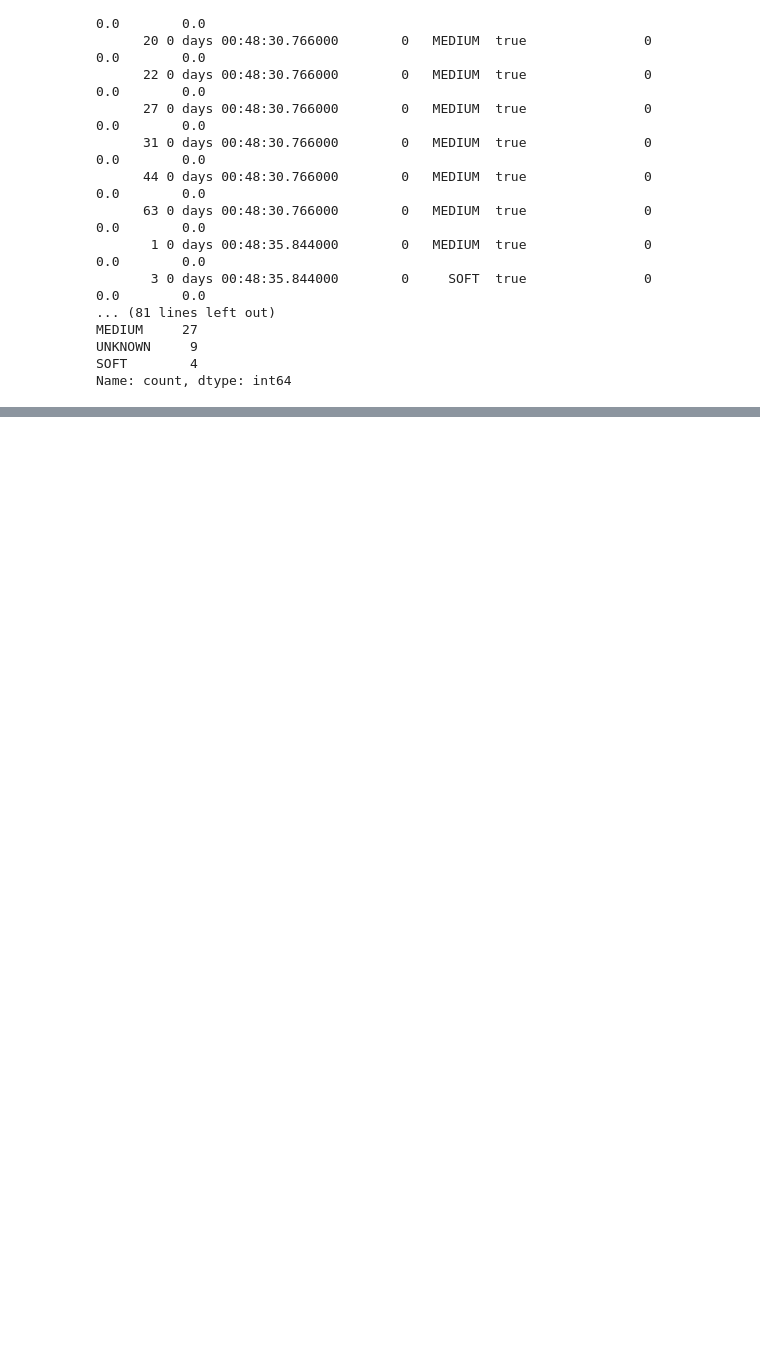
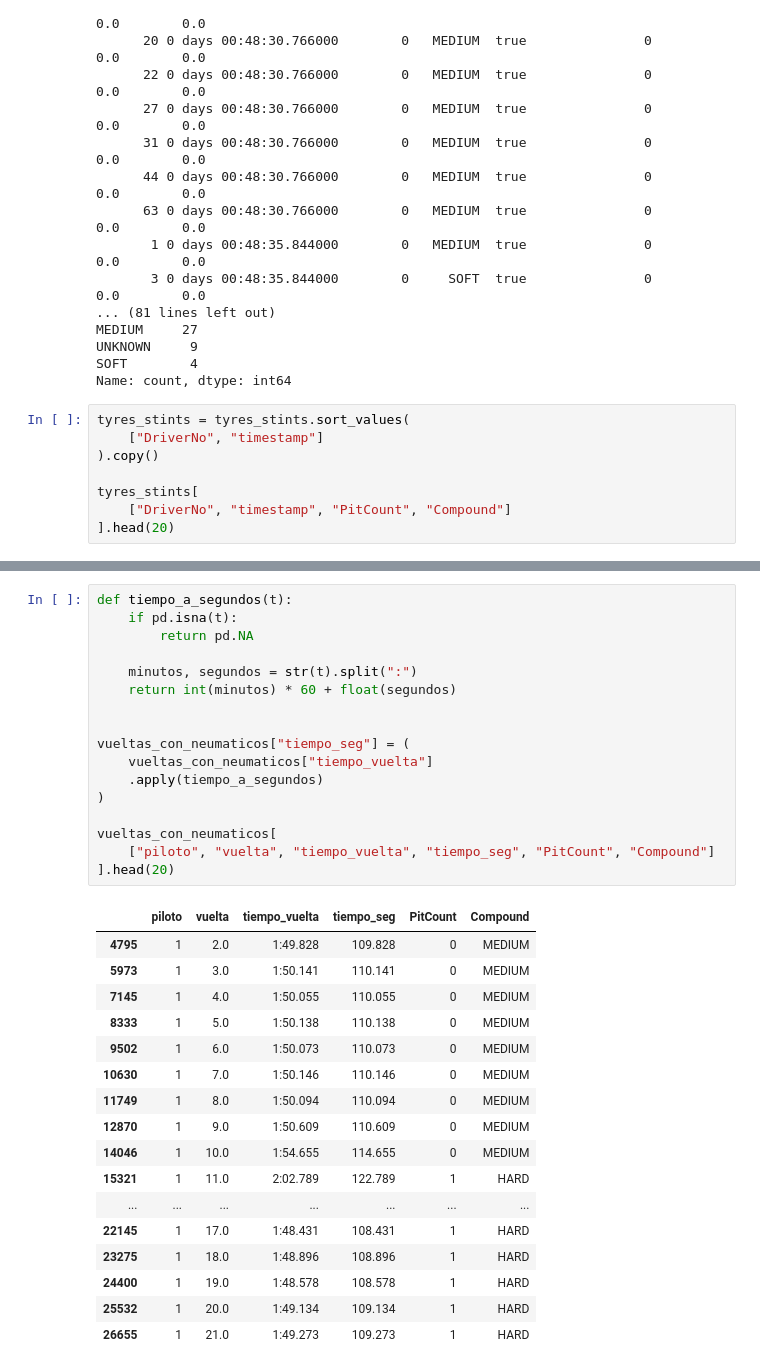
Before and after one commit to maipochettino/simuladorf1, a Jupyter notebook: notebooks/f1_strategy_bot.ipynb, the cells around one changed output, grey strips where cells are left out. Saved outputs shown, nothing was run; the diff lists cells and outputs as text; blank space fills up the shorter version.

```diff
--- a/notebooks/f1_strategy_bot.ipynb
+++ b/notebooks/f1_strategy_bot.ipynb
@@ -330,3 +330,11 @@ MEDIUM     27
 UNKNOWN     9
 SOFT        4
 Name: count, dtype: int64
+# %%
+tyres_stints = tyres_stints.sort_values(
+    ["DriverNo", "timestamp"]
+).copy()
+
+tyres_stints[
+    ["DriverNo", "timestamp", "PitCount", "Compound"]
+].head(20)
@@ -332,0 +460,35 @@ Name: count, dtype: int64
+# %%
+def tiempo_a_segundos(t):
+    if pd.isna(t):
+        return pd.NA
+
+    minutos, segundos = str(t).split(":")
+    return int(minutos) * 60 + float(segundos)
+
+
+vueltas_con_neumaticos["tiempo_seg"] = (
+    vueltas_con_neumaticos["tiempo_vuelta"]
+    .apply(tiempo_a_segundos)
+)
+
+vueltas_con_neumaticos[
+    ["piloto", "vuelta", "tiempo_vuelta", "tiempo_seg", "PitCount", "Compound"]
+].head(20)
+# %% [output]
+|  | piloto | vuelta | tiempo_vuelta | tiempo_seg | PitCount | Compound |
+| 4795 | 1 | 2.0 | 1:49.828 | 109.828 | 0 | MEDIUM |
+| 5973 | 1 | 3.0 | 1:50.141 | 110.141 | 0 | MEDIUM |
+| 7145 | 1 | 4.0 | 1:50.055 | 110.055 | 0 | MEDIUM |
+| 8333 | 1 | 5.0 | 1:50.138 | 110.138 | 0 | MEDIUM |
+| 9502 | 1 | 6.0 | 1:50.073 | 110.073 | 0 | MEDIUM |
+| 10630 | 1 | 7.0 | 1:50.146 | 110.146 | 0 | MEDIUM |
+| 11749 | 1 | 8.0 | 1:50.094 | 110.094 | 0 | MEDIUM |
+| 12870 | 1 | 9.0 | 1:50.609 | 110.609 | 0 | MEDIUM |
+| 14046 | 1 | 10.0 | 1:54.655 | 114.655 | 0 | MEDIUM |
+| 15321 | 1 | 11.0 | 2:02.789 | 122.789 | 1 | HARD |
+| ... | ... | ... | ... | ... | ... | ... |
+| 22145 | 1 | 17.0 | 1:48.431 | 108.431 | 1 | HARD |
+| 23275 | 1 | 18.0 | 1:48.896 | 108.896 | 1 | HARD |
+| 24400 | 1 | 19.0 | 1:48.578 | 108.578 | 1 | HARD |
+| 25532 | 1 | 20.0 | 1:49.134 | 109.134 | 1 | HARD |
+| 26655 | 1 | 21.0 | 1:49.273 | 109.273 | 1 | HARD |
```
Also changed, not shown: parts of 30 cells of this notebook.
